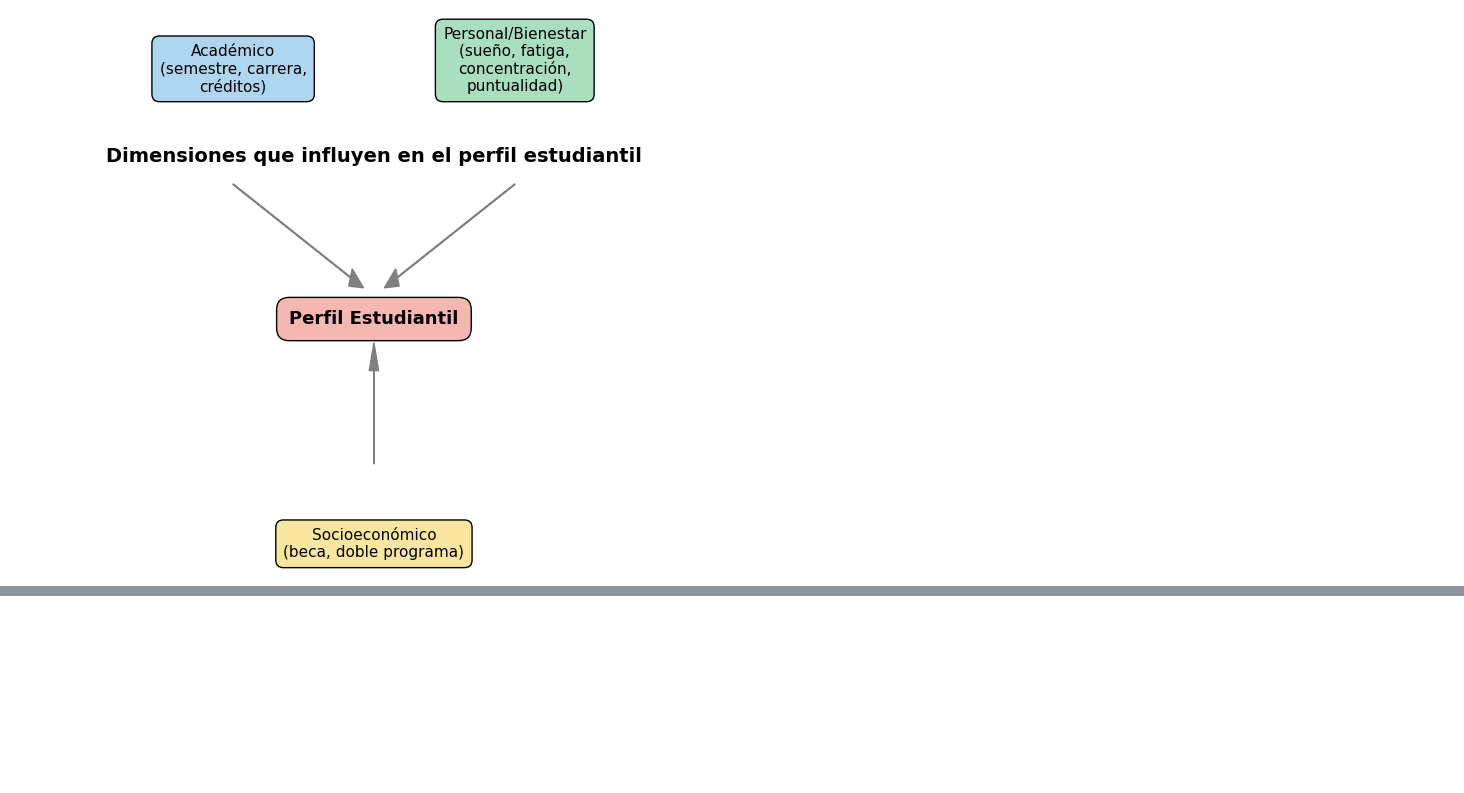
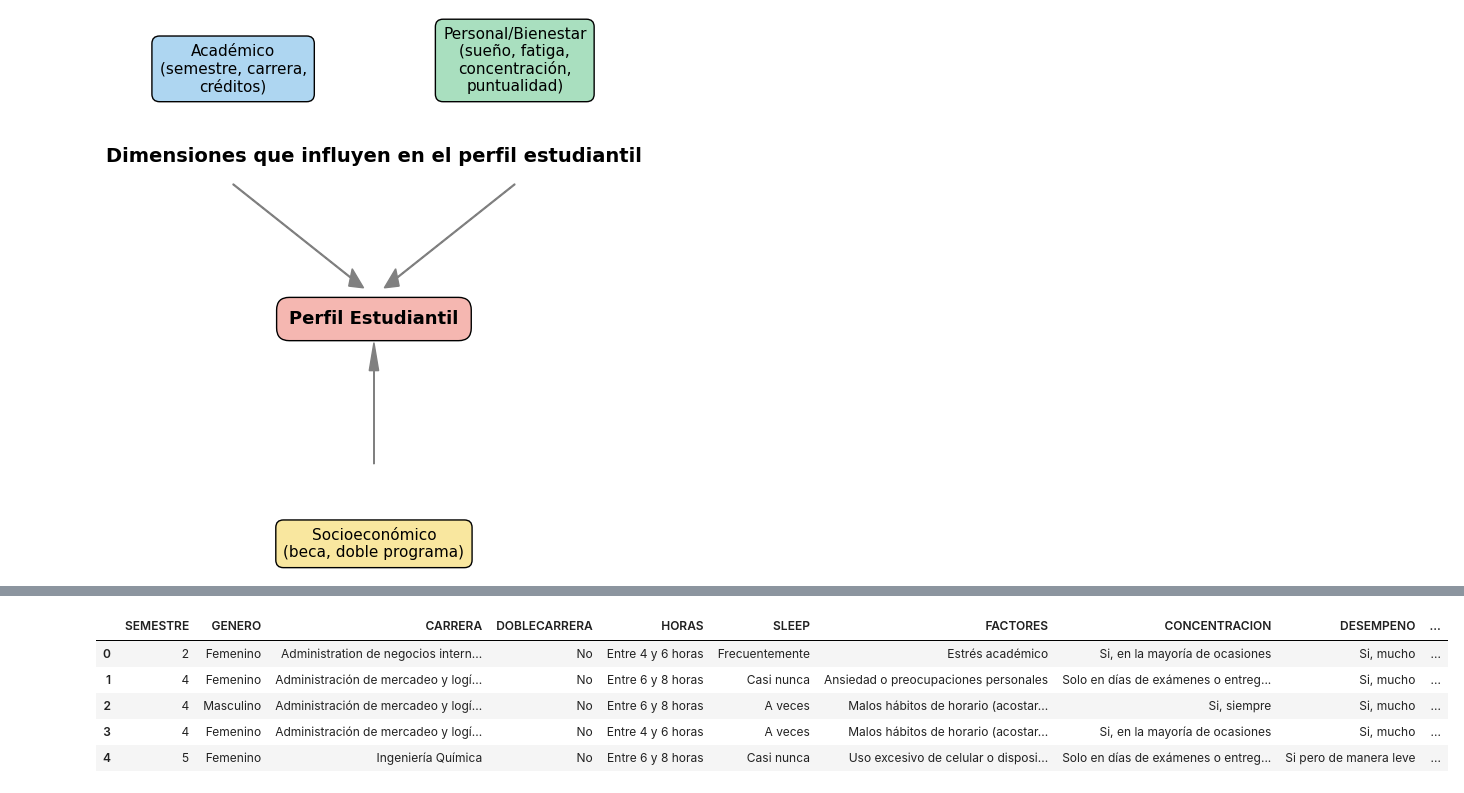
Before and after one commit to AndreSosa21/MCA, a Jupyter notebook: MCA.ipynb, the cells around one changed output, grey strips where cells are left out. Saved outputs shown, nothing was run; the diff lists cells and outputs as text; code cells hidden in the pictures; blank space fills up the shorter version.

```diff
--- a/MCA.ipynb
+++ b/MCA.ipynb
@@ -81,0 +104,11 @@ plt.show()
+# %%
+import pandas as pd
+df = pd.read_csv("habitos_estudiantes.csv", sep=";")
+df.head()
+# %% [output]
+|  | SEMESTRE | GENERO | CARRERA | DOBLECARRERA | HORAS | SLEEP | FACTORES | CONCENTRACION | DESEMPENO | ... |
+| 0 | 2 | Femenino | Administration de negocios intern... | No | Entre 4 y 6 horas | Frecuentemente | Estrés académico | Si, en la mayoría de ocasiones | Si, mucho | ... |
+| 1 | 4 | Femenino | Administración de mercadeo y logí... | No | Entre 6 y 8 horas | Casi nunca | Ansiedad o preocupaciones personales | Solo en días de exámenes o entreg... | Si, mucho | ... |
+| 2 | 4 | Masculino | Administración de mercadeo y logí... | No | Entre 6 y 8 horas | A veces | Malos hábitos de horario (acostar... | Si, siempre | Si, mucho | ... |
+| 3 | 4 | Femenino | Administración de mercadeo y logí... | No | Entre 4 y 6 horas | A veces | Malos hábitos de horario (acostar... | Si, en la mayoría de ocasiones | Si, mucho | ... |
+| 4 | 5 | Femenino | Ingeniería Química | No | Entre 6 y 8 horas | Casi nunca | Uso excesivo de celular o disposi... | Solo en días de exámenes o entreg... | Si pero de manera leve | ... |
```
Also changed, not shown: parts of 4 cells of this notebook, 1 other file.
